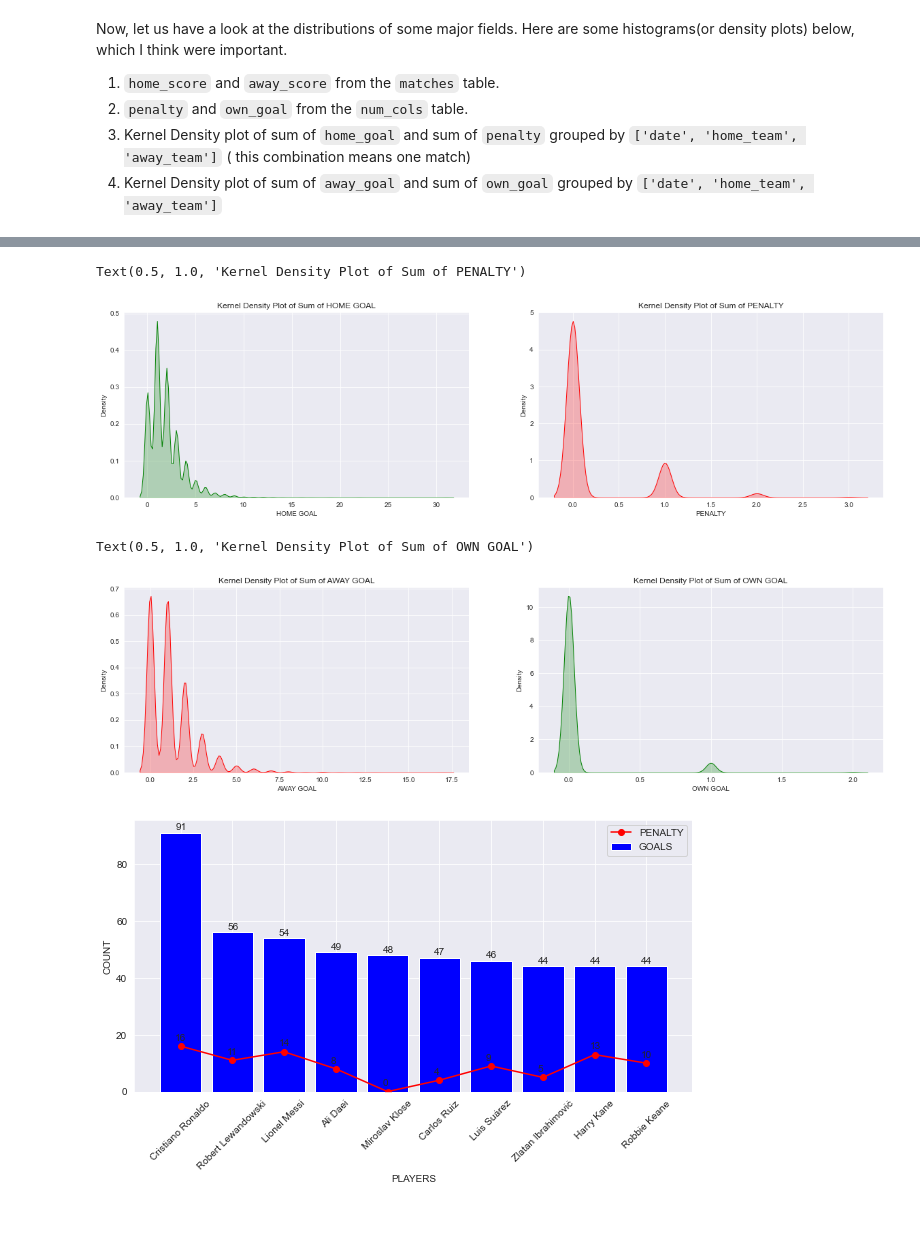
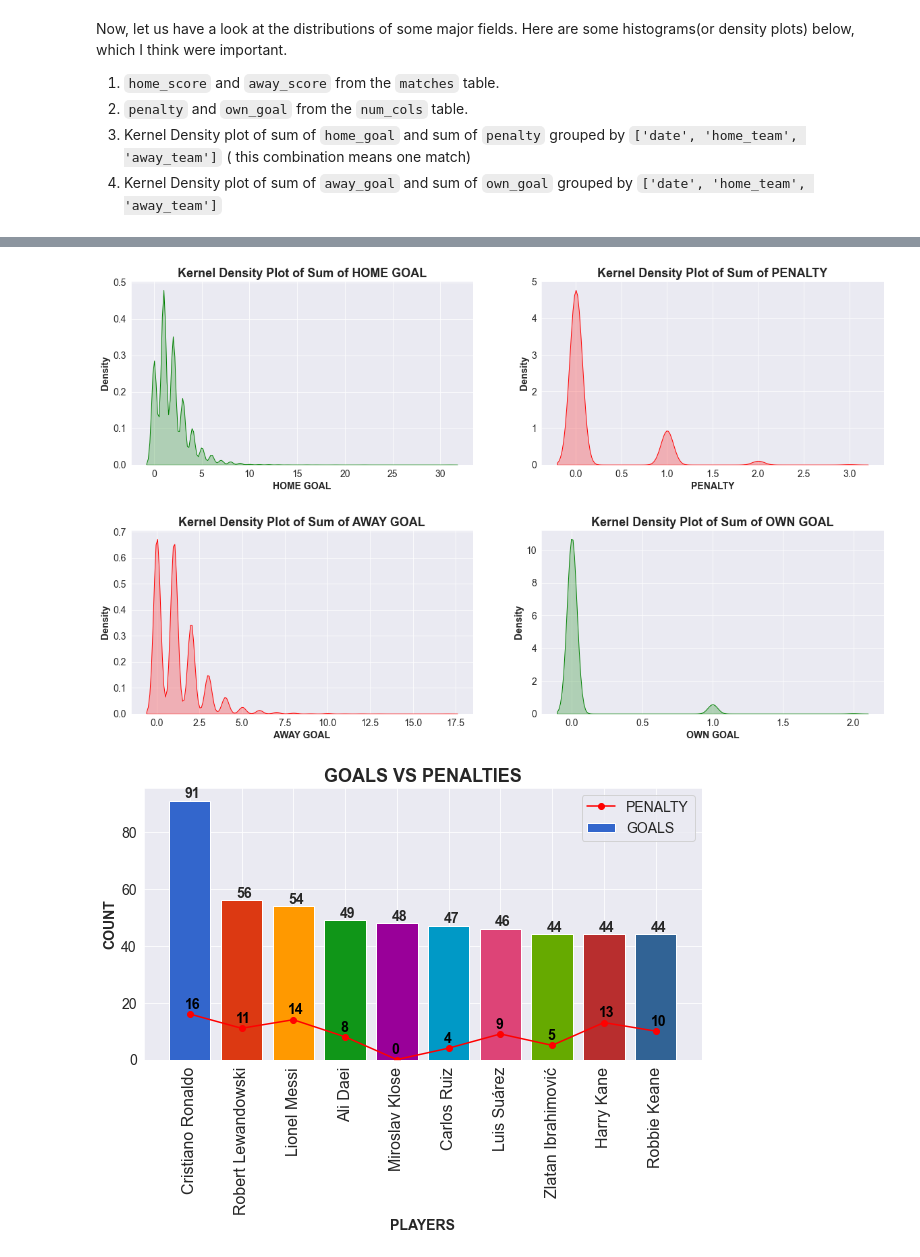
Before and after one commit to ryuukkk/football-data-analysis, a Jupyter notebook: sahil_work.ipynb, the cells around one changed output, grey strips where cells are left out. Saved outputs shown, nothing was run; the diff lists cells and outputs as text; code cells hidden in the pictures; blank space fills up the shorter version.

```diff
--- a/sahil_work.ipynb
+++ b/sahil_work.ipynb
@@ -69,18 +73,21 @@ all_goals_groupby = all_goals.groupby(["date", "home_team", "away_team"]).sum()[
 
 fig, kdp_list = plt.subplots(ncols=2, figsize=(20,5))
 sns.kdeplot(data=all_goals_groupby, x="home_goal", shade=True, ax=kdp_list[0], color="green")
-kdp_list[0].set_xlabel("HOME GOAL")
-kdp_list[0].set_ylabel("Density")
-kdp_list[0].set_title("Kernel Density Plot of Sum of HOME GOAL")
+kdp_list[0].set_xlabel("HOME GOAL", fontsize=14, fontweight="bold")
+kdp_list[0].set_ylabel("Density", fontsize=14, fontweight="bold")
+kdp_list[0].set_title("Kernel Density Plot of Sum of HOME GOAL", fontsize=18, fontweight="bold")
+kdp_list[0].tick_params(axis="x", labelsize=14)
+kdp_list[0].tick_params(axis="y", labelsize=14)
 
 
 sns.kdeplot(data=all_goals_groupby, x="penalty", shade=True, ax=kdp_list[1], color="red")
-kdp_list[1].set_xlabel("PENALTY")
-kdp_list[1].set_ylabel("Density")
-kdp_list[1].set_title("Kernel Density Plot of Sum of PENALTY")
+kdp_list[1].set_xlabel("PENALTY", fontsize=14, fontweight="bold")
+kdp_list[1].set_ylabel("Density", fontsize=14, fontweight="bold")
+kdp_list[1].set_title("Kernel Density Plot of Sum of PENALTY", fontsize=18, fontweight="bold")
+kdp_list[1].tick_params(axis="x", labelsize=14)
+kdp_list[1].tick_params(axis="y", labelsize=14)
 # %% [output]
-Text(0.5, 1.0, 'Kernel Density Plot of Sum of PENALTY')
-[figure, old version]
+[figure, new version]
 # %%
 #4. Kernel Density plot of sum of ``away_goal`` and sum of ``own_goal`` grouped by ``['date', 'home_team', 'away_team']``
 
@@ -88,36 +95,43 @@ all_goals_groupby = all_goals.groupby(["date", "home_team", "away_team"]).sum()[
 
 fig, kdp_list = plt.subplots(ncols=2, figsize=(20,5))
 sns.kdeplot(data=all_goals_groupby, x="away_goal", shade=True, ax=kdp_list[0], color="red")
-kdp_list[0].set_xlabel("AWAY GOAL")
-kdp_list[0].set_ylabel("Density")
-kdp_list[0].set_title("Kernel Density Plot of Sum of AWAY GOAL")
+kdp_list[0].set_xlabel("AWAY GOAL", fontsize=14, fontweight="bold")
+kdp_list[0].set_ylabel("Density", fontsize=14, fontweight="bold")
+kdp_list[0].set_title("Kernel Density Plot of Sum of AWAY GOAL", fontsize=18, fontweight="bold")
+kdp_list[0].tick_params(axis="x", labelsize=14)
+kdp_list[0].tick_params(axis="y", labelsize=14)
 
 sns.kdeplot(data=all_goals_groupby, x="own_goal", shade=True, ax=kdp_list[1], color="green")
-kdp_list[1].set_xlabel("OWN GOAL")
-kdp_list[1].set_ylabel("Density")
-kdp_list[1].set_title("Kernel Density Plot of Sum of OWN GOAL")
+kdp_list[1].set_xlabel("OWN GOAL", fontsize=14, fontweight="bold")
+kdp_list[1].set_ylabel("Density", fontsize=14, fontweight="bold")
+kdp_list[1].set_title("Kernel Density Plot of Sum of OWN GOAL", fontsize=18, fontweight="bold")
+kdp_list[1].tick_params(axis="x", labelsize=14)
+kdp_list[1].tick_params(axis="y", labelsize=14)
 # %% [output]
-Text(0.5, 1.0, 'Kernel Density Plot of Sum of OWN GOAL')
-[figure, old version]
+[figure, new version]
 # %%
 top_10_players = grouped_by_players.sort_values(by='total_goals', ascending=False).head(10)
 top_10_players.reset_index()
 
 
 fig, ax = plt.subplots(figsize=(10,5))
 
-ax.bar(top_10_players["scorer"], top_10_players["total_goals"], label="GOALS", color="blue")
+colors = ['#3366CC', '#DC3912', '#FF9900', '#109618', '#990099', '#0099C6', '#DD4477', '#66AA00', '#B82E2E', '#316395']
+
+ax.bar(top_10_players["scorer"], top_10_players["total_goals"], label="GOALS", color=colors)
+ax.tick_params(axis="y", labelsize=14)
 ax.plot(top_10_players["scorer"], top_10_players["penalty"], color="red", marker="o", label="PENALTY")
 
 for x,y in enumerate(top_10_players["total_goals"]):
-    ax.text(x-0.1,y+1,str(y))
+    ax.text(x-0.1,y+1,str(y), fontsize=14, fontweight="bold")
 for x,y in enumerate(top_10_players["penalty"]):
-    ax.text(x-0.1,y+2,str(y))
+    ax.text(x-0.1,y+2,str(y), color="black", fontsize=14, fontweight="bold")
 
-plt.legend()
-plt.xticks(rotation=45)
-plt.ylabel("COUNT")
-plt.xlabel("PLAYERS")
+plt.legend(fontsize=14)
+plt.xticks(rotation=90,fontsize=16)
+plt.ylabel("COUNT", fontsize=14, fontweight="bold")
+plt.xlabel("PLAYERS", fontsize=14, fontweight="bold")
+plt.title("GOALS VS PENALTIES", fontsize=18, fontweight="bold")
 plt.show()
 # %% [output]
-[figure, old version]
+[figure, new version]
```
Also changed, not shown: parts of 2 cells of this notebook, 1 other file.
